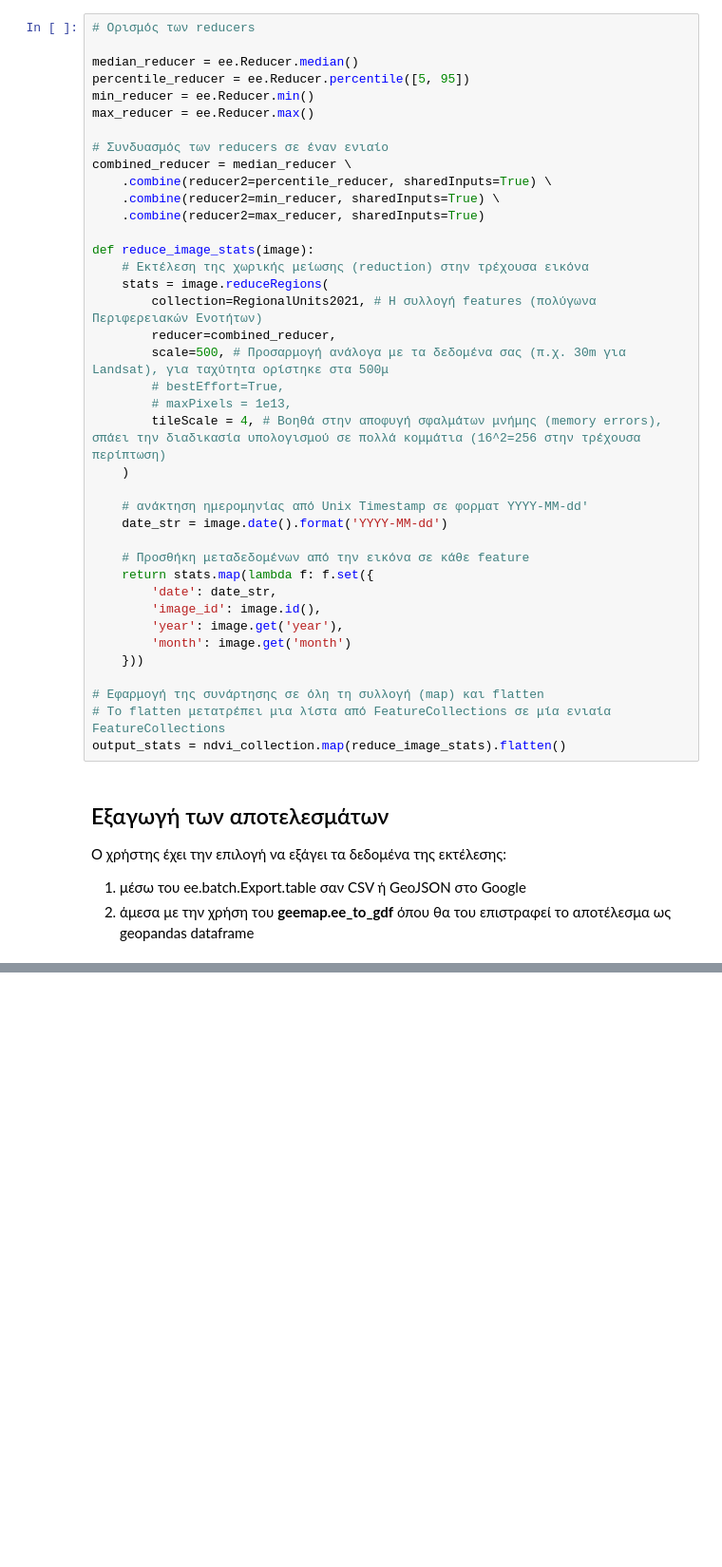
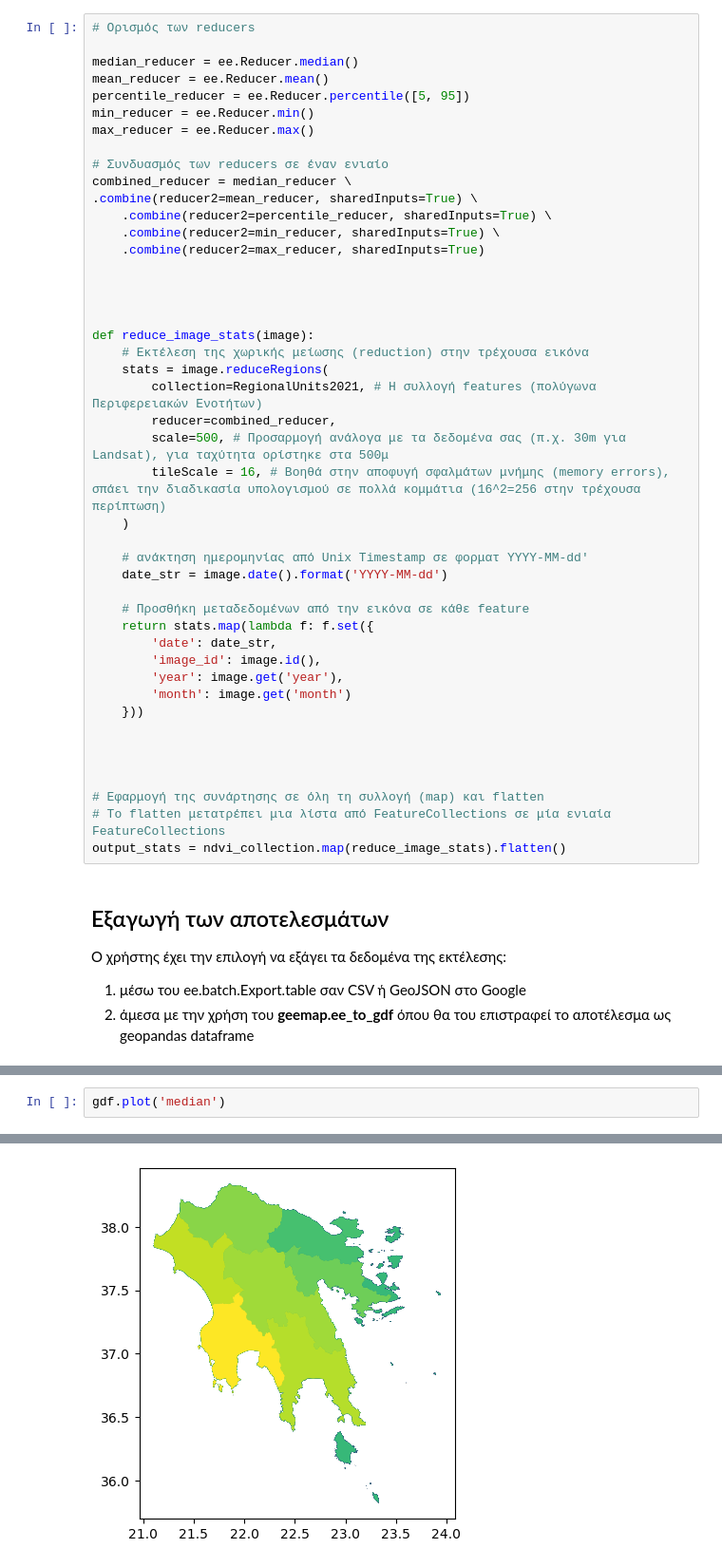
Before and after one commit to kokkytos/gee, a Jupyter notebook: Lesson6.ipynb, the cells around one changed output, grey strips where cells are left out. Shown at 95% size. Drawn from its saved outputs; the diff is of its cells as text; blank space fills up the shorter version.

```diff
--- a/Lesson6.ipynb
+++ b/Lesson6.ipynb
@@ -481,15 +489,20 @@ ndvi_collection_restored =  ee.ImageCollection.fromImages(images)
 # Ορισμός των reducers
 
 median_reducer = ee.Reducer.median()
+mean_reducer = ee.Reducer.mean()
 percentile_reducer = ee.Reducer.percentile([5, 95])
 min_reducer = ee.Reducer.min()
 max_reducer = ee.Reducer.max()
 
 # Συνδυασμός των reducers σε έναν ενιαίο
 combined_reducer = median_reducer \
+.combine(reducer2=mean_reducer, sharedInputs=True) \
     .combine(reducer2=percentile_reducer, sharedInputs=True) \
     .combine(reducer2=min_reducer, sharedInputs=True) \
     .combine(reducer2=max_reducer, sharedInputs=True)
+
+
+
 
 def reduce_image_stats(image):
     # Εκτέλεση της χωρικής μείωσης (reduction) στην τρέχουσα εικόνα
@@ -497,9 +510,7 @@ def reduce_image_stats(image):
         collection=RegionalUnits2021, # Η συλλογή features (πολύγωνα Περιφερειακών Ενοτήτων)
         reducer=combined_reducer,
         scale=500, # Προσαρμογή ανάλογα με τα δεδομένα σας (π.χ. 30m για Landsat), για ταχύτητα ορίστηκε στα 500μ
-        # bestEffort=True,
-        # maxPixels = 1e13,
-        tileScale = 4, # Βοηθά στην αποφυγή σφαλμάτων μνήμης (memory errors), σπάει την διαδικασία υπολογισμού σε πολλά κομμάτια (16^2=256 στην τρέχουσα περίπτωση)
+        tileScale = 16, # Βοηθά στην αποφυγή σφαλμάτων μνήμης (memory errors), σπάει την διαδικασία υπολογισμού σε πολλά κομμάτια (16^2=256 στην τρέχουσα περίπτωση)
     )
 
     # ανάκτηση ημερομηνίας από Unix Timestamp σε φορματ YYYY-MM-dd'
@@ -513,6 +524,9 @@ def reduce_image_stats(image):
         'month': image.get('month')
     }))
 
+
+
+
 # Εφαρμογή της συνάρτησης σε όλη τη συλλογή (map) και flatten
 # Το flatten μετατρέπει μια λίστα από FeatureCollections σε μία ενιαία FeatureCollections
 output_stats = ndvi_collection.map(reduce_image_stats).flatten()
@@ -546,3 +560,6 @@ gdf.head()
 | 2 | POLYGON ((21.79157 37.60889, 21.7... | 40 | Regional Unit of Arkadia | ΠΕΡΙΦΕΡΕΙΑΚΗ ΕΝΟΤΗΤΑ ΑΡΚΑΔΙΑΣ | 39 | 40 | 4.419811e+09 | 518665.366665 | 2023-01-01 | 0 | ... |
 | 3 | MULTIPOLYGON (((22.39077 37.79913... | 41 | Regional Unit of Argolida | ΠΕΡΙΦΕΡΕΙΑΚΗ ΕΝΟΤΗΤΑ ΑΡΓΟΛΙΔΑΣ | 40 | 41 | 2.156456e+09 | 479669.260516 | 2023-01-01 | 0 | ... |
 | 4 | MULTIPOLYGON (((22.2198 37.88629,... | 42 | Regional Unit of Korinthia | ΠΕΡΙΦΕΡΕΙΑΚΗ ΕΝΟΤΗΤΑ ΚΟΡΙΝΘΙΑΣ | 41 | 42 | 2.293403e+09 | 396456.473444 | 2023-01-01 | 0 | ... |
+# %%
+gdf.plot('median')
+# %% [output]
@@ -548,0 +567 @@ gdf.head()
+[figure, added]
```
Also changed, not shown: parts of 19 cells of this notebook, 5 other files.
